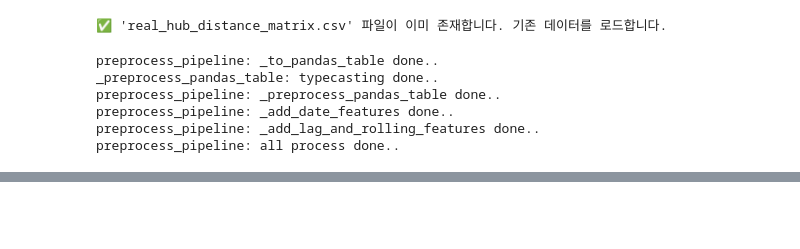
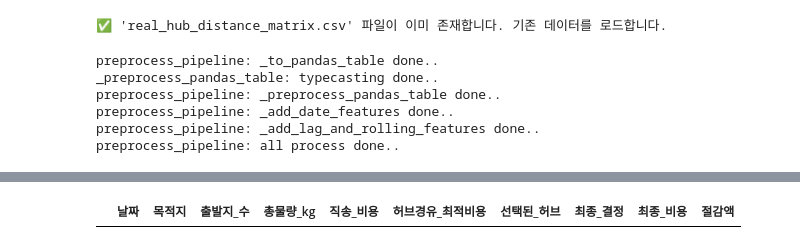
Before and after one commit to lovesoc7/postoffice, a Jupyter notebook: main.ipynb, the cells around one changed output, grey strips where cells are left out. Saved outputs shown, nothing was run; the diff lists cells and outputs as text; code cells hidden in the pictures; blank space fills up the shorter version.

```diff
--- a/main.ipynb
+++ b/main.ipynb
@@ -313,0 +316,4 @@ merge_histories 형식은 아래와 같음
+# %%
+summary_df3.loc[summary_df3['목적지']=='제주특별자치도']
+# %% [output]
+|  | 날짜 | 목적지 | 출발지_수 | 총물량_kg | 직송_비용 | 허브경유_최적비용 | 선택된_허브 | 최종_결정 | 최종_비용 | 절감액 |
```
Also changed, not shown: parts of 11 cells of this notebook, 1 other file.
